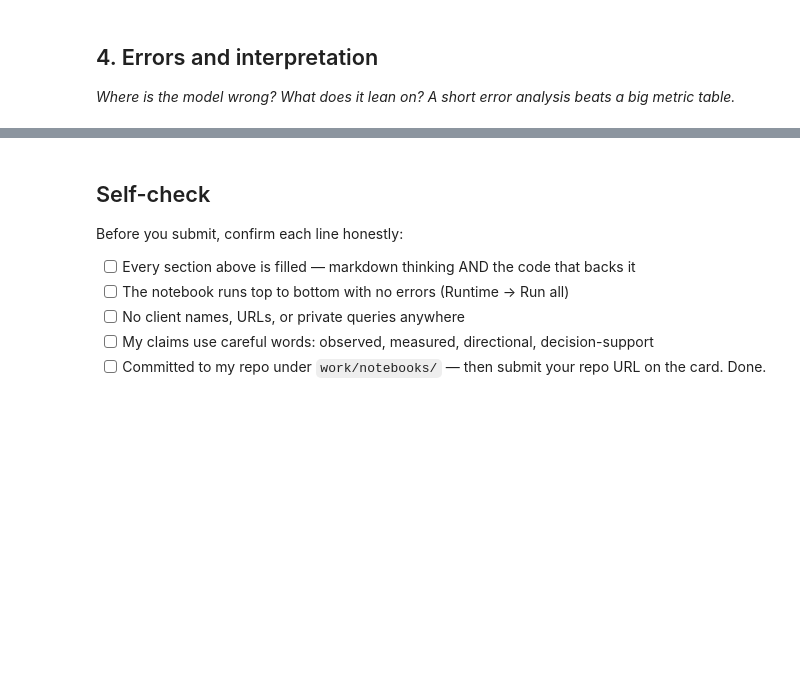
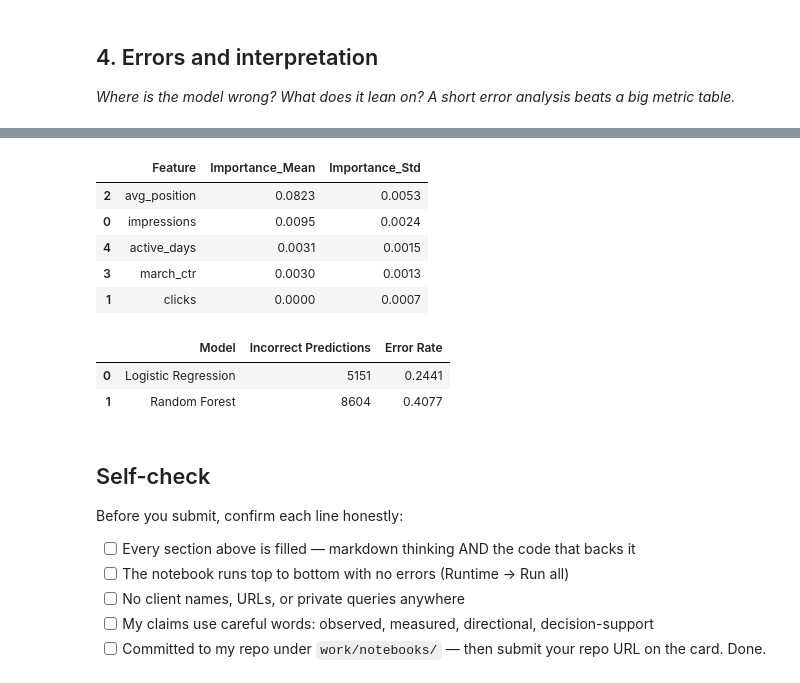
Before and after one commit to irene1407/ML-1, a Jupyter notebook: work/notebooks/w05_model.ipynb, the cells around one changed output, grey strips where cells are left out. Cells and saved outputs as stored; diff of their text form; code cells hidden in the pictures; blank space fills up the shorter version.

Commit message:
Complete ML-08 capstone modeling

```diff
--- a/work/notebooks/w05_model.ipynb
+++ b/work/notebooks/w05_model.ipynb
@@ -37,3 +540,64 @@ This skeleton is yours to fill. Work the sections **in order** — each one has
+# %%
+# 4D. Permutation importance on a manageable test sample
+
+from sklearn.inspection import permutation_importance
+
+sample_size = min(5000, len(X_test))
+
+X_importance = X_test.sample(
+    n=sample_size,
+    random_state=42
+)
+
+y_importance = y_test.loc[X_importance.index]
+
+permutation_result = permutation_importance(
+    random_forest_model,
+    X_importance,
+    y_importance,
+    n_repeats=5,
+    random_state=42,
+    scoring="average_precision",
+    n_jobs=-1
+)
+
+permutation_df = pd.DataFrame({
+    "Feature": features,
+    "Importance_Mean": permutation_result.importances_mean,
+    "Importance_Std": permutation_result.importances_std
+}).sort_values(
+    "Importance_Mean",
+    ascending=False
+)
+
+display(permutation_df.round(4))
+# %% [output]
+|  | Feature | Importance_Mean | Importance_Std |
+| 2 | avg_position | 0.0823 | 0.0053 |
+| 0 | impressions | 0.0095 | 0.0024 |
+| 4 | active_days | 0.0031 | 0.0015 |
+| 3 | march_ctr | 0.0030 | 0.0013 |
+| 1 | clicks | 0.0000 | 0.0007 |
+# %%
+# 4E. Compare model errors
+
+error_summary = pd.DataFrame({
+    "Model": ["Logistic Regression", "Random Forest"],
+    "Incorrect Predictions": [
+        error_df["lr_error"].sum(),
+        error_df["rf_error"].sum()
+    ],
+    "Error Rate": [
+        error_df["lr_error"].mean(),
+        error_df["rf_error"].mean()
+    ]
+})
+
+display(error_summary.round(4))
+# %% [output]
+|  | Model | Incorrect Predictions | Error Rate |
+| 0 | Logistic Regression | 5151 | 0.2441 |
+| 1 | Random Forest | 8604 | 0.4077 |
 # %% [markdown]
 ## Self-check
 
```
Also changed, not shown: parts of 24 cells of this notebook.
